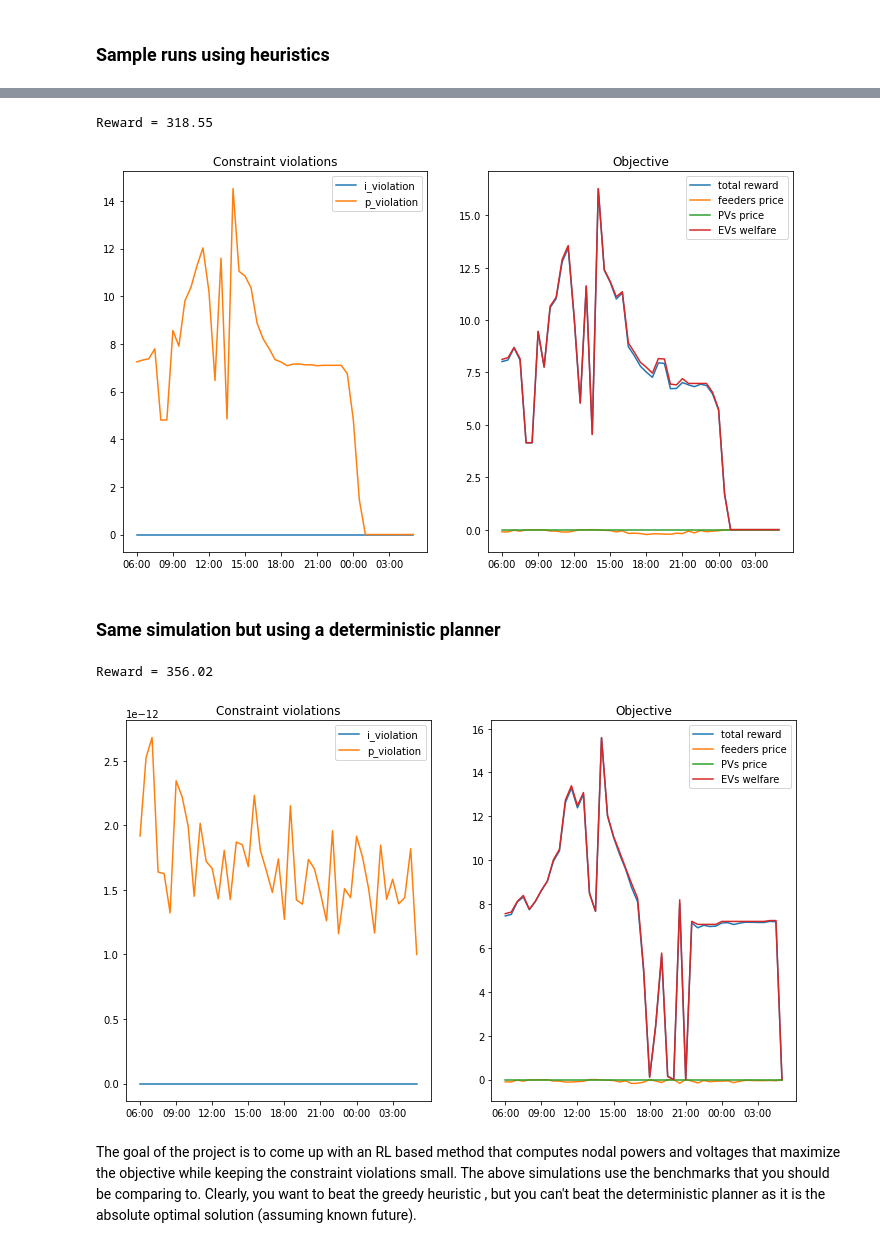
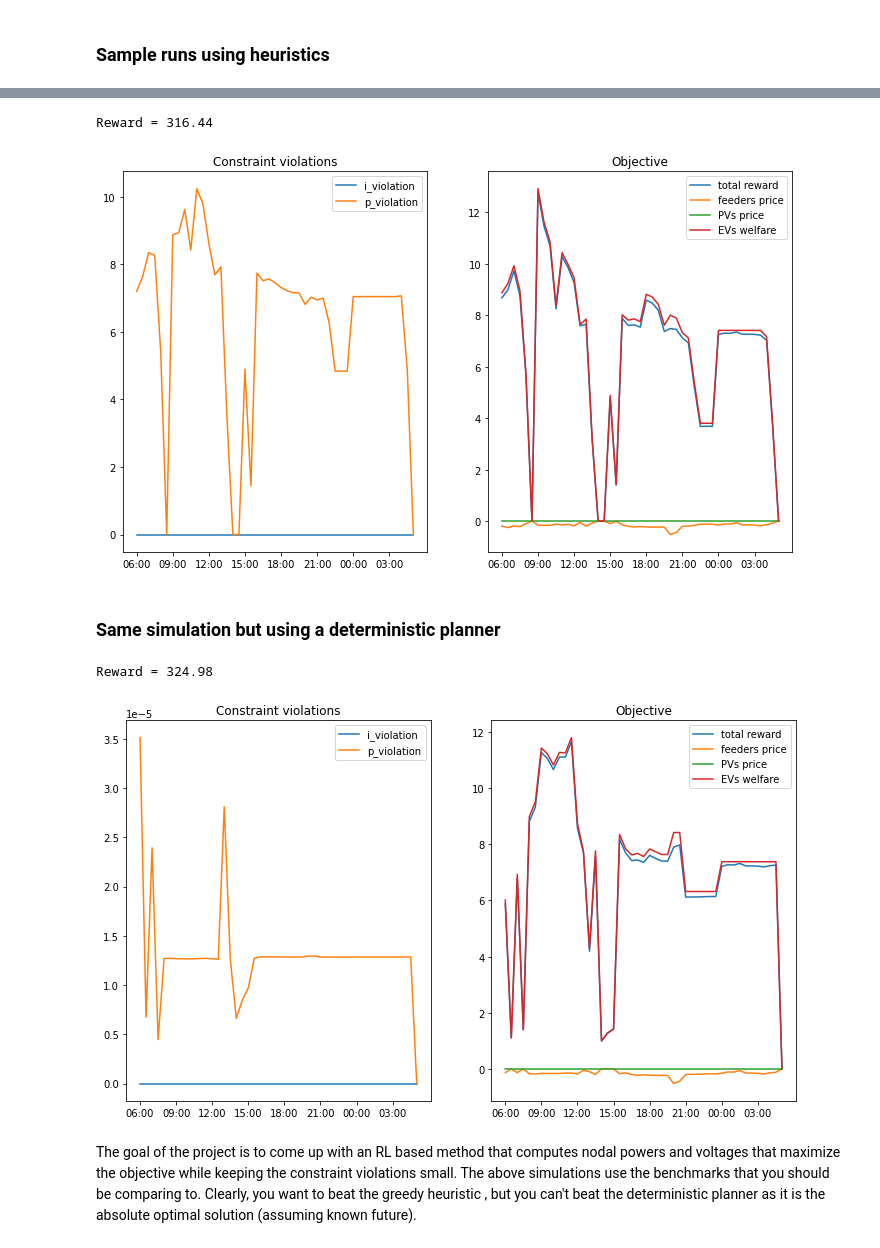
Before and after one commit to V0XNIHILI/RL-EVCP, a Jupyter notebook: notebooks/experiments/sample_run.ipynb, the cells around one changed output, grey strips where cells are left out. Saved outputs shown, nothing was run; the diff lists cells and outputs as text; code cells hidden in the pictures.

```diff
--- a/notebooks/experiments/sample_run.ipynb
+++ b/notebooks/experiments/sample_run.ipynb
@@ -50,7 +53,7 @@ config = {'path_to_data': path_to_project + '/data/',
           'i_max': 25, # Capacity of each line
 
           # New and improved config options
-          'environment_type': 'gym',
+          'environment_type': 'normal',
           'use_constraint_projection': False,
           'normalize_environment_outputs': True,
           'use_rescaled_actions': False,
@@ -107,9 +108,9 @@ Reward = 0.00
 # %%
 # Greedy heuristic which solves single-timestep OPF using lossless model
 # It gets higher reward, but violates the power-flow constraints.
-np.random.seed(42)
+np.random.seed(6)
 
-env.reset(episode_index=0, train=True)
+env.reset(episode_index=6, train=True)
 
 results_list = []
 total_reward = 0
@@ -117,47 +118,47 @@ total_reward = 0
 while not env.done:
     # print('t=%s' % env.t_str)
 
-    p_lbs_t, p_ubs_t, v_lbs_t, v_ubs_t, u_t = np.split(env.compute_current_state(), 5)
+    p_lbs_t, p_ubs_t, v_lbs_t, v_ubs_t, u_t = env.compute_current_state()
 
     p, v, model = compute_greedy_heuristic(u_t, p_lbs_t, p_ubs_t, v_lbs_t, v_ubs_t,
                                            env.conductance_matrix, env.i_max_matrix,
                                            lossless=True, tee=False)
 
-    result = env.step(np.concatenate((p, v)))
-    total_reward += result[1]
-    results_list.append(result[3])
+    result = env.step(p, v)
+    total_reward += result['reward']
+    results_list.append(result)
 
 print('Reward = %.2f' % total_reward)
 plot_results(env, results_list, figsize=(12, 7))
 # %% [output]
-Reward = 318.55
+Reward = 316.44
-[figure, old version]
+[figure, new version]
 # %% [markdown]
 ### Same simulation but using a deterministic planner
 # %%
 # Deterministic solution solves the full planning problem using perfect knowledge of the future.
 # As expected, it receives higher reward.
-np.random.seed(42)
-env.reset(episode_index=0, train=True)
+np.random.seed(6)
+env.reset(episode_index=6, train=True)
 
-p_lbs, p_ubs, v_lbs, v_ubs, u, evs_dict = env.compute_full_state(uncertainty='deterministic')
+p_lbs, p_ubs, v_lbs, v_ubs, u, evs_dict = env.compute_full_state()
 p_det, v_det, model = compute_deterministic_solution(env.dt_min, evs_dict, u[0], p_lbs[0],
                                                      p_ubs[0], v_lbs[0], v_ubs[0],
                                                      env.conductance_matrix, env.i_max_matrix,
                                                      lossless=False, tee=False)
 
 results_list = []
 total_reward = 0
 
 while not env.done:
-    result = env.step(np.concatenate((p_det[env.t_ind], v_det[env.t_ind])))
-    total_reward += result[1]
-    results_list.append(result[3])
+    result = env.step(p_det[env.t_ind], v_det[env.t_ind])
+    total_reward += result['reward']
+    results_list.append(result)
 
 print('Reward = %.2f' % total_reward)
 plot_results(env, results_list, figsize=(12, 7))
 # %% [output]
-Reward = 356.02
+Reward = 324.98
-[figure, old version]
+[figure, new version]
 # %% [markdown]
 The goal of the project is to come up with an RL based method that computes nodal powers and voltages that maximize the objective while keeping the constraint violations small.  The above simulations use the benchmarks that you should be comparing to. Clearly, you want to beat the greedy heuristic , but you can't beat the deterministic planner as it is the absolute optimal solution (assuming known future).
```
Also changed, not shown: parts of 3 cells of this notebook, 1 other file.
